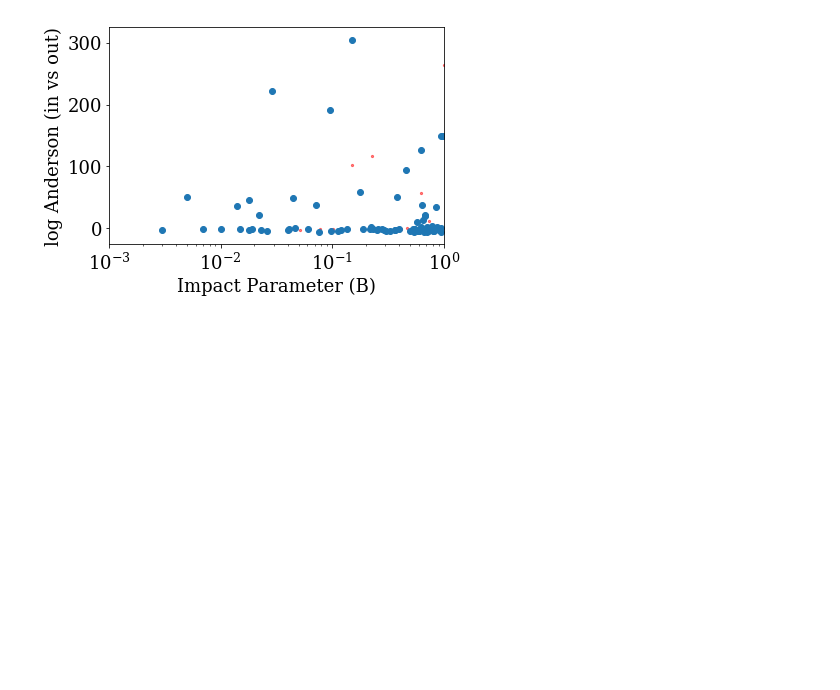
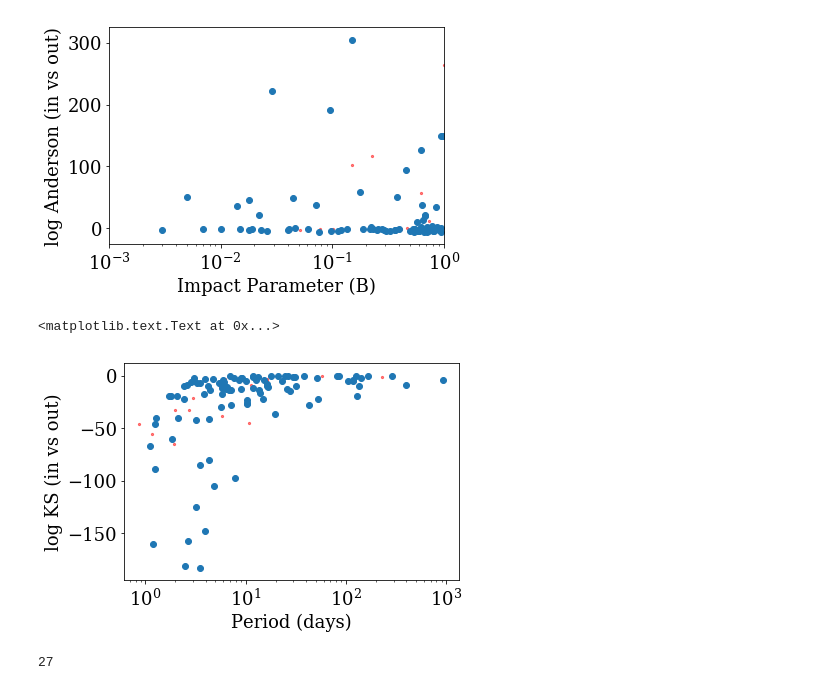
Before and after one commit to bmorris3/salter, a Jupyter notebook: explore.ipynb, the cells around one changed output. Cells and saved outputs as stored; diff of their text form; code cells hidden in the pictures; blank space fills up the shorter version.

```diff
--- a/explore.ipynb
+++ b/explore.ipynb
@@ -109,0 +126,16 @@ plt.ylabel('log Anderson (in vs out)')
+# %%
+plt.scatter(df['PER'], np.log10(df.iloc[:,1]), s=5, c='r',alpha=0.5)
+plt.scatter(df['PER'][ok], np.log10(df.iloc[:,1])[ok])
+
+plt.xscale('log')
+plt.xlabel('Period (days)')
+plt.ylabel('log KS (in vs out)')
+# %% [output]
+<matplotlib.text.Text at 0x...>
+[figure, added]
+# %%
+# ok10 = (np.log10(df.iloc[:,3]) > -2.5) & (np.log10(df.iloc[:,2]) > -1.7) & (df['PER'] >= 10)
+ok20 = (np.log10(df.iloc[:,3]) > -2.5) & (np.log10(df.iloc[:,2]) > -1.7) & (df['PER'] >= 20)
+sum(ok20)
+# %% [output]
+27
```
Also changed, not shown: parts of 7 cells of this notebook.
